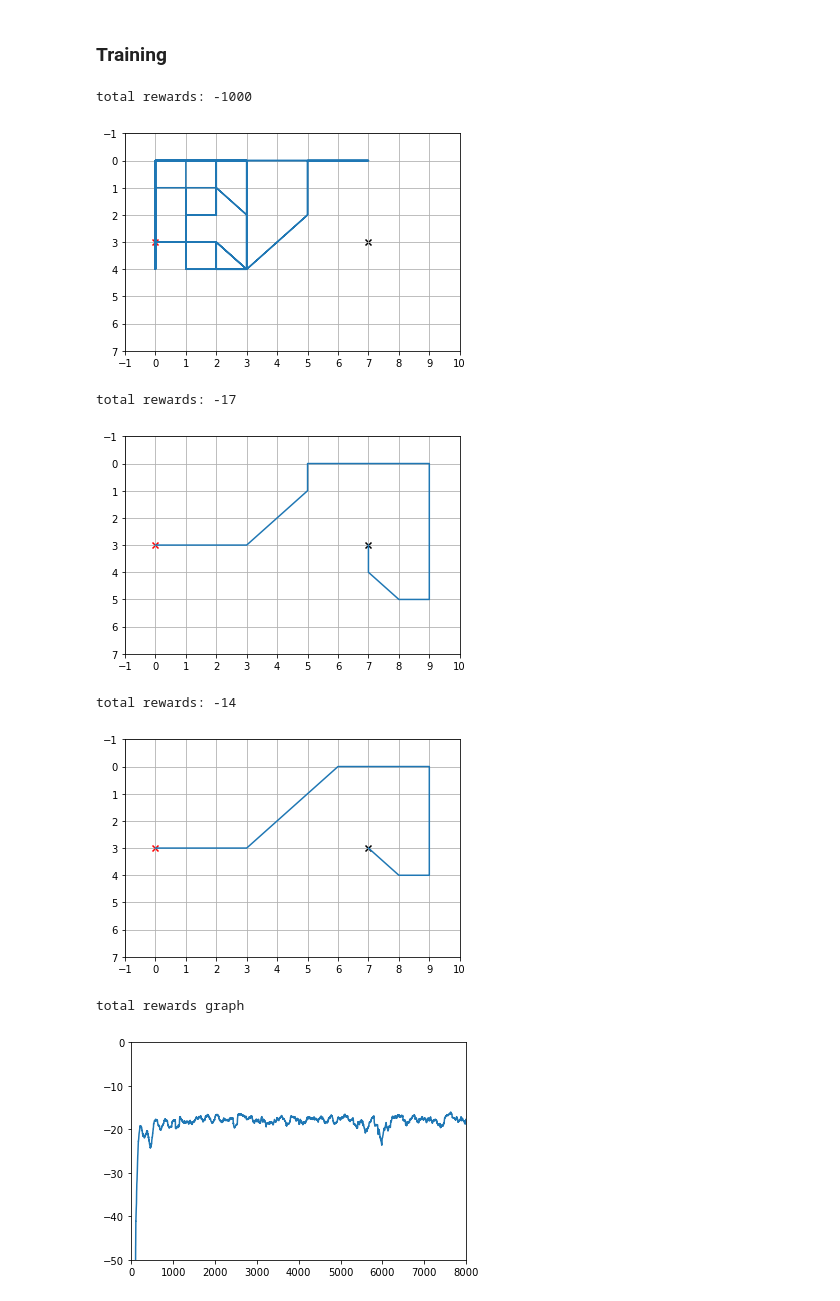
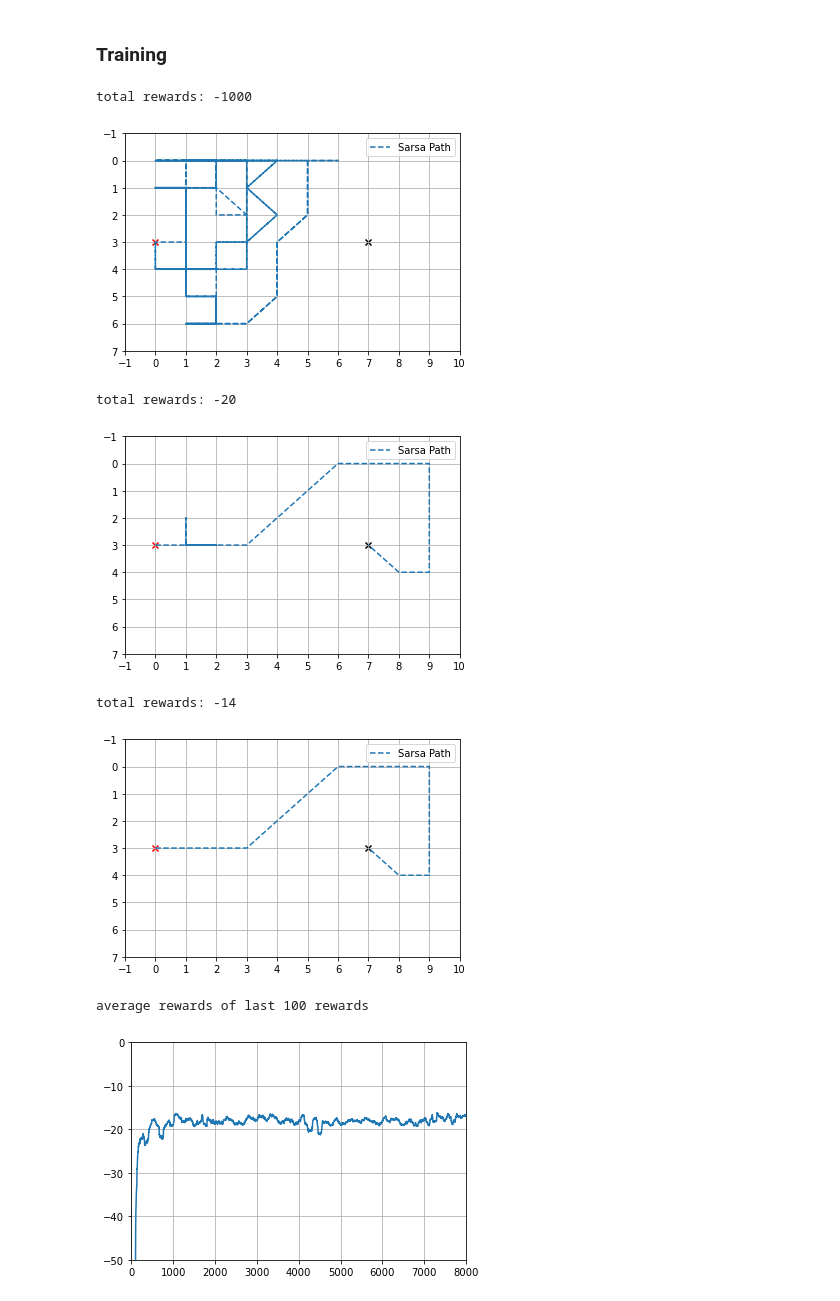
Before and after one commit to DevSlem/rl-algorithm, a Jupyter notebook: trainings/windy_gridworld_with_sarsa.ipynb, the cells around one changed output. Saved outputs shown, nothing was run; the diff lists cells and outputs as text; code cells hidden in the pictures.

```diff
--- a/trainings/windy_gridworld_with_sarsa.ipynb
+++ b/trainings/windy_gridworld_with_sarsa.ipynb
@@ -54,7 +58,7 @@ def test_env(env: WindyGridworld, sarsa: rl.Sarsa):
 
     # start an episode
     for i in range(1000):
-        current_action = sarsa.get_action(tuple(current_state))
+        current_action = sarsa.get_action(current_state)
         next_state, reward, terminated = env.step(current_action)
         trace_states.append(next_state)
         total_rewards += reward
@@ -69,7 +73,7 @@ def test_env(env: WindyGridworld, sarsa: rl.Sarsa):
     trace_states = np.array(trace_states)
 
     # draw grid world
-    plt.plot(trace_states[:,1], trace_states[:,0])
+    plt.plot(trace_states[:,1], trace_states[:,0], linestyle="--", label="Sarsa Path")
     plt.scatter(start_state[1], start_state[0], c="red", marker="x")
     plt.scatter(goal_state[1], goal_state[0], c="black", marker="x")
     plt.axis([-1, shape_y, -1, shape_x])
@@ -77,6 +81,7 @@ def test_env(env: WindyGridworld, sarsa: rl.Sarsa):
     plt.yticks(range(-1, shape_x + 1))
     plt.grid()
     plt.gca().invert_yaxis()
+    plt.legend()
     plt.show()
 # %% [markdown]
 ### Before training
@@ -84,13 +89,18 @@ def test_env(env: WindyGridworld, sarsa: rl.Sarsa):
 # hyperparameters
 alpha = 0.5
 gamma = 1
+epsilon = 0.1
 
 env = WindyGridworld()
-windy_gridworld_sarsa = rl.Sarsa(env.obs_shape,
-                                 env.action_count,
-                                 [tuple(env.goal_state)],
-                                 alpha=alpha,
-                                 gamma=gamma)
+
+sarsa = rl.Sarsa(
+    env.obs_shape,
+    env.action_count,
+    terminal_states=[tuple(env.goal_state)],
+    alpha=alpha,
+    gamma=gamma,
+    epsilon=epsilon
+)
 # %%
 print(f"obs shape: {env.obs_shape}, start state: {env.state}, goal state: {env.goal_state}")
 
@@ -103,54 +113,53 @@ total rewards: -1000
 ### Training
 # %%
 episodes_count = 8000
-
-# records
 rewards_arr = []
 
 for episode in range(episodes_count):
     current_state = env.reset()
-    current_action = windy_gridworld_sarsa.get_action(tuple(current_state))
+    sarsa.start_episode()
     terminated = False
     total_rewards = 0
+
     # start an episode
     while not terminated:
-        # observe R, S'
+        current_action = sarsa.get_action(current_state)
+        # take action a; observe r, s'
         next_state, reward, terminated = env.step(current_action)
-
         transition = rl.Transition(
-            tuple(current_state),
+            current_state,
             current_action,
-            tuple(next_state),
+            next_state,
             reward
         )
+        # update q-values
+        sarsa.update(transition)
 
-        # update q-values
-        next_action = windy_gridworld_sarsa.update(transition)
+        current_state = next_state
+        total_rewards += reward
 
-        total_rewards += reward
-        current_state = next_state
-        current_action = next_action
-
+    sarsa.end_episode()
     rewards_arr.append(total_rewards)
 
     # test the environment
     if episode % 4000 == 0:
-        test_env(env, windy_gridworld_sarsa)
+        test_env(env, sarsa)
 
-# greedy policy
-windy_gridworld_sarsa.epsilon = 0
-test_env(env, windy_gridworld_sarsa)
+# greedy policy for the test
+sarsa.epsilon = 0
+test_env(env, sarsa)
 
-print("total rewards graph")
+print("average rewards of last 100 rewards")
 plt.plot(rl.util.average_last_data(rewards_arr, data_count=100))
+plt.grid()
 plt.axis([0, 8000, -50, 0])
 plt.show()
 # %% [output]
 total rewards: -1000
-[figure, old version]
+[figure, new version]
-total rewards: -17
+total rewards: -20
-[figure, old version]
+[figure, new version]
 total rewards: -14
-[figure, old version]
+[figure, new version]
-total rewards graph
+average rewards of last 100 rewards
-[figure, old version]
+[figure, new version]
```
Also changed, not shown: parts of 3 cells of this notebook, 9 other files.
